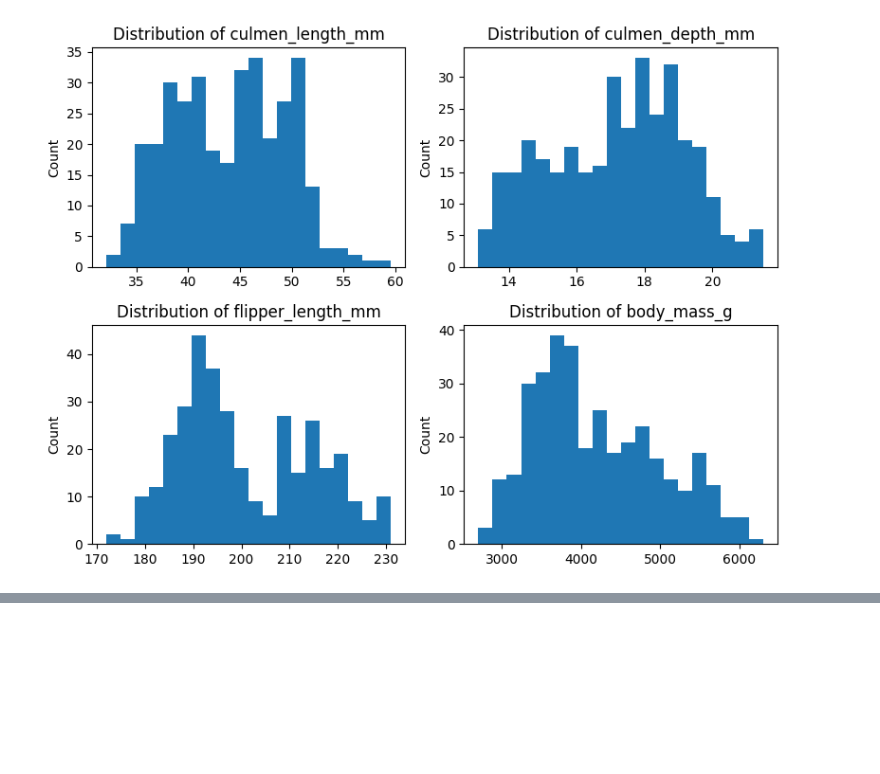
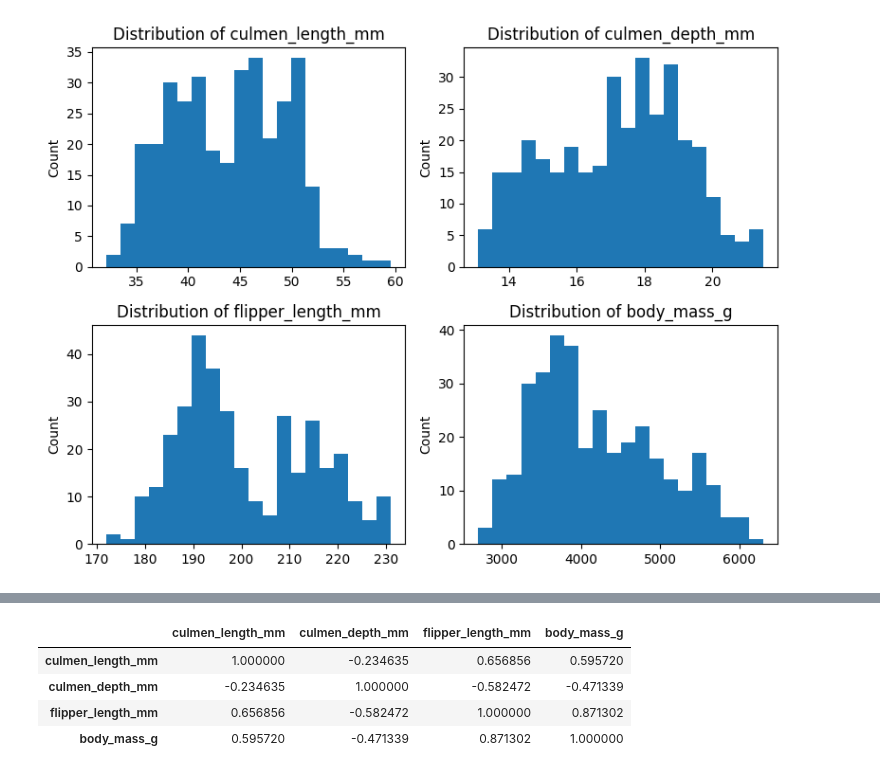
Before and after one commit to dangat8001/ml.school, a Jupyter notebook: notebooks/0eda_2025_11_03.ipynb, the cells around one changed output, grey strips where cells are left out. Saved outputs shown, nothing was run; the diff lists cells and outputs as text; code cells hidden in the pictures; blank space fills up the shorter version.

```diff
--- a/notebooks/0eda_2025_11_03.ipynb
+++ b/notebooks/0eda_2025_11_03.ipynb
@@ -170,0 +194,8 @@ plt.show()
+# %%
+penguins.corr(numeric_only=True)
+# %% [output]
+|  | culmen_length_mm | culmen_depth_mm | flipper_length_mm | body_mass_g |
+| culmen_length_mm | 1.000000 | -0.234635 | 0.656856 | 0.595720 |
+| culmen_depth_mm | -0.234635 | 1.000000 | -0.582472 | -0.471339 |
+| flipper_length_mm | 0.656856 | -0.582472 | 1.000000 | 0.871302 |
+| body_mass_g | 0.595720 | -0.471339 | 0.871302 | 1.000000 |
```
Also changed, not shown: parts of 7 cells of this notebook.
